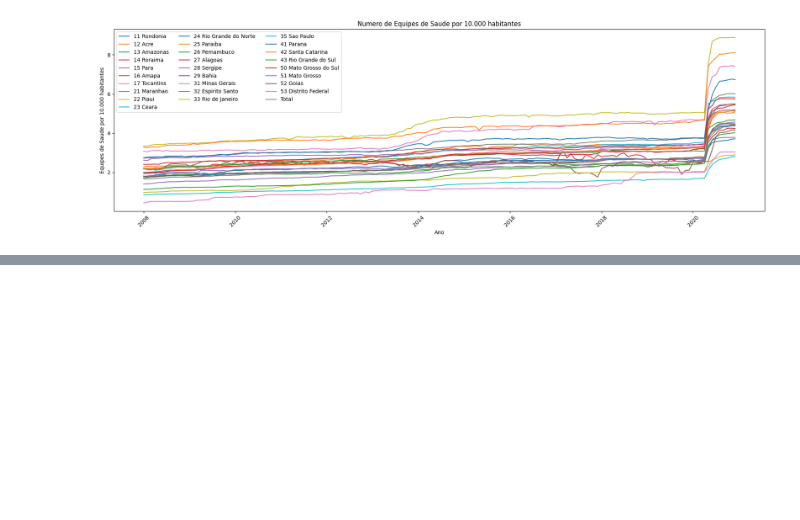
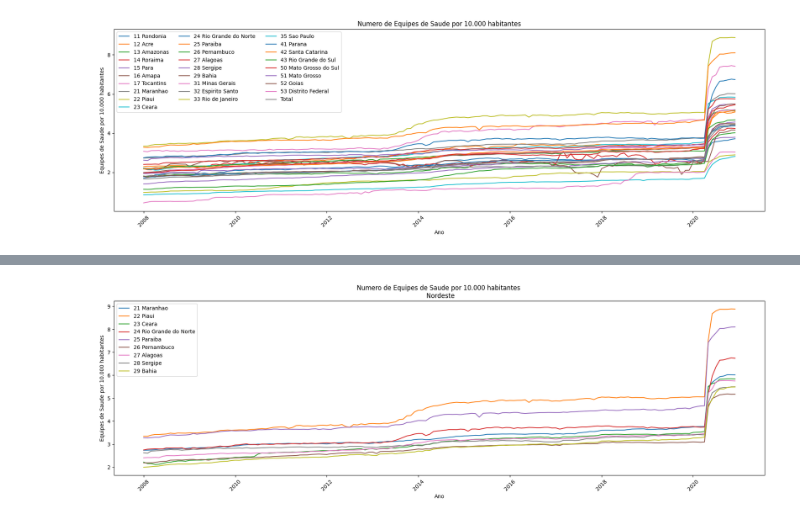
Before and after one commit to luizamfsantos/Brazil-Healthcare-Workforce-Analysis, a Jupyter notebook: Codigo/src/exploracao_de_dados/densidade_visualizacoes.ipynb, the cells around one changed output, grey strips where cells are left out. Cells and saved outputs as stored; diff of their text form; code cells hidden in the pictures; blank space fills up the shorter version.

```diff
--- a/Codigo/src/exploracao_de_dados/densidade_visualizacoes.ipynb
+++ b/Codigo/src/exploracao_de_dados/densidade_visualizacoes.ipynb
@@ -56,0 +104,9 @@ plt.show()
+# %%
+# regiao nordeste
+regiao_nordeste_estados = ['21 Maranhao', '22 Piaui', '23 Ceara', '24 Rio Grande do Norte',
+       '25 Paraiba', '26 Pernambuco', '27 Alagoas', '28 Sergipe', '29 Bahia']
+regiao_nordeste_density = density.loc[regiao_nordeste_estados]
+regiao_nordeste_density_transposed = regiao_nordeste_density.transpose()
+plot_regiao(regiao_nordeste_density_transposed,"Nordeste")
+# %% [output]
+[figure, added]
```
Also changed, not shown: parts of 6 cells of this notebook.
